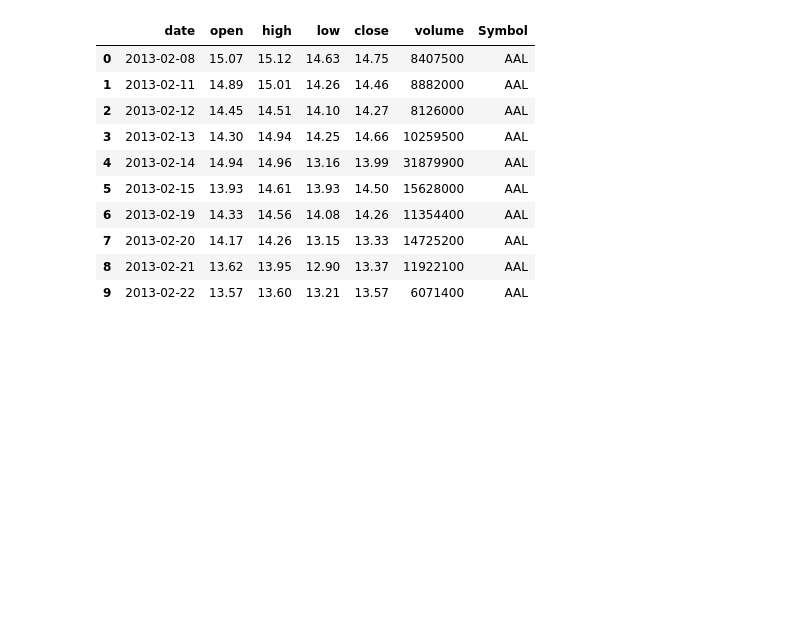
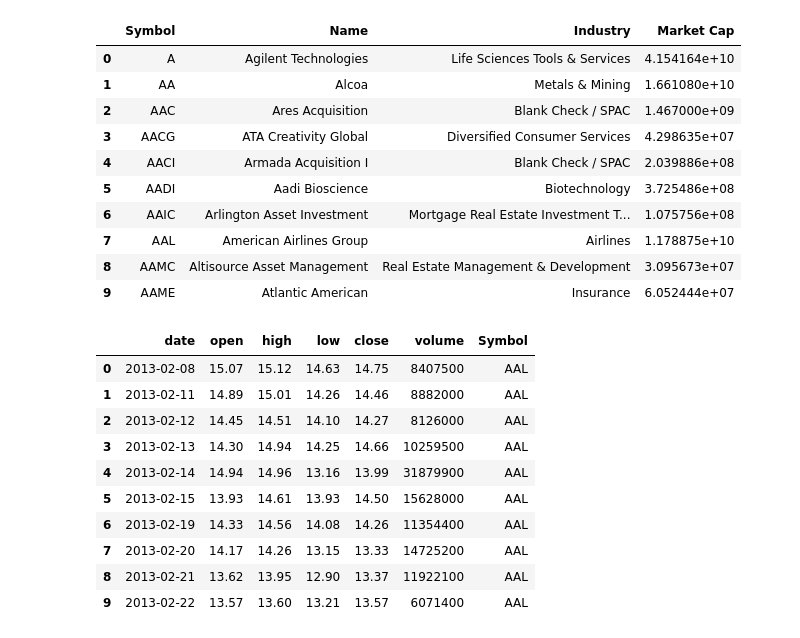
Before and after one commit to TracieDiepBautista/StockAnalytics, a Jupyter notebook: pandasDataManipulation-jy.ipynb, the cells around one changed output. Drawn from its saved outputs; the diff is of its cells as text; code cells hidden in the pictures; blank space fills up the shorter version.

```diff
--- a/pandasDataManipulation-jy.ipynb
+++ b/pandasDataManipulation-jy.ipynb
@@ -13,3 +13,19 @@ from jupyterthemes import jtplot
 import json
 
 from datetime import datetime
+# %%
+stock_name = "resources/stocks_list.csv"
+stockname_df = pd.read_csv(stock_name)
+stockname_df.head(10)
+# %% [output]
+|  | Symbol | Name | Industry | Market Cap |
+| 0 | A | Agilent Technologies | Life Sciences Tools & Services | 4.154164e+10 |
+| 1 | AA | Alcoa | Metals & Mining | 1.661080e+10 |
+| 2 | AAC | Ares Acquisition | Blank Check / SPAC | 1.467000e+09 |
+| 3 | AACG | ATA Creativity Global | Diversified Consumer Services | 4.298635e+07 |
+| 4 | AACI | Armada Acquisition I | Blank Check / SPAC | 2.039886e+08 |
+| 5 | AADI | Aadi Bioscience | Biotechnology | 3.725486e+08 |
+| 6 | AAIC | Arlington Asset Investment | Mortgage Real Estate Investment T... | 1.075756e+08 |
+| 7 | AAL | American Airlines Group | Airlines | 1.178875e+10 |
+| 8 | AAMC | Altisource Asset Management | Real Estate Management & Development | 3.095673e+07 |
+| 9 | AAME | Atlantic American | Insurance | 6.052444e+07 |
```
Also changed, not shown: parts of 1 cell of this notebook, 2 other files.
